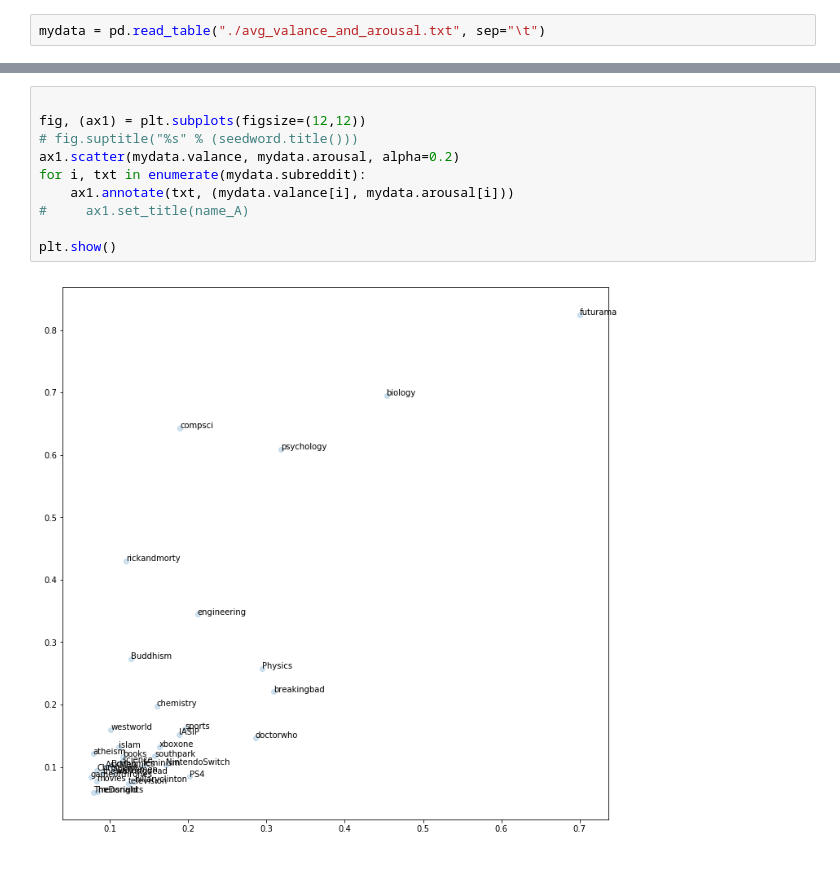
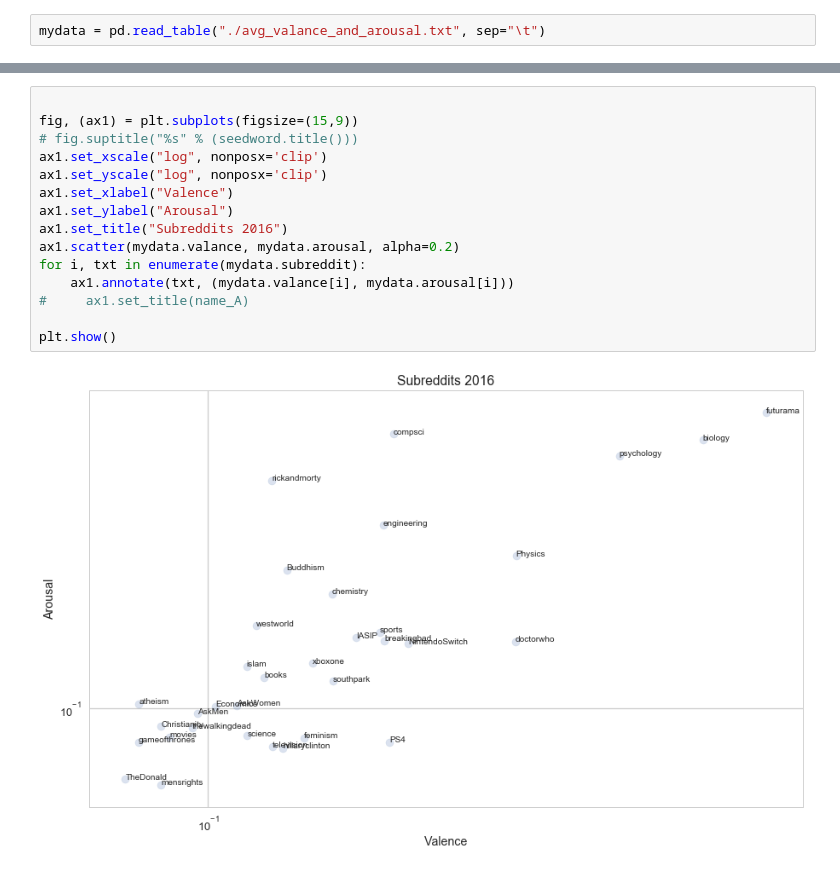
Before and after one commit to ghdi6758/w2v_app_result, a Jupyter notebook: map_subreddits.ipynb, the cells around one changed output, grey strips where cells are left out. Saved outputs shown, nothing was run; the diff lists cells and outputs as text.

Commit message:
subreddit map

```diff
--- a/map_subreddits.ipynb
+++ b/map_subreddits.ipynb
@@ -15,12 +20,17 @@ mydata.head()
 # %%
 
-fig, (ax1) = plt.subplots(figsize=(12,12))
+fig, (ax1) = plt.subplots(figsize=(15,9))
 # fig.suptitle("%s" % (seedword.title()))
+ax1.set_xscale("log", nonposx='clip')
+ax1.set_yscale("log", nonposx='clip')
+ax1.set_xlabel("Valence")
+ax1.set_ylabel("Arousal")
+ax1.set_title("Subreddits 2016")
 ax1.scatter(mydata.valance, mydata.arousal, alpha=0.2)
 for i, txt in enumerate(mydata.subreddit):
     ax1.annotate(txt, (mydata.valance[i], mydata.arousal[i]))
 #     ax1.set_title(name_A)
 
 plt.show()
 # %% [output]
-[figure, old version]
+[figure, new version]
```
Also changed, not shown: parts of 2 cells of this notebook.
